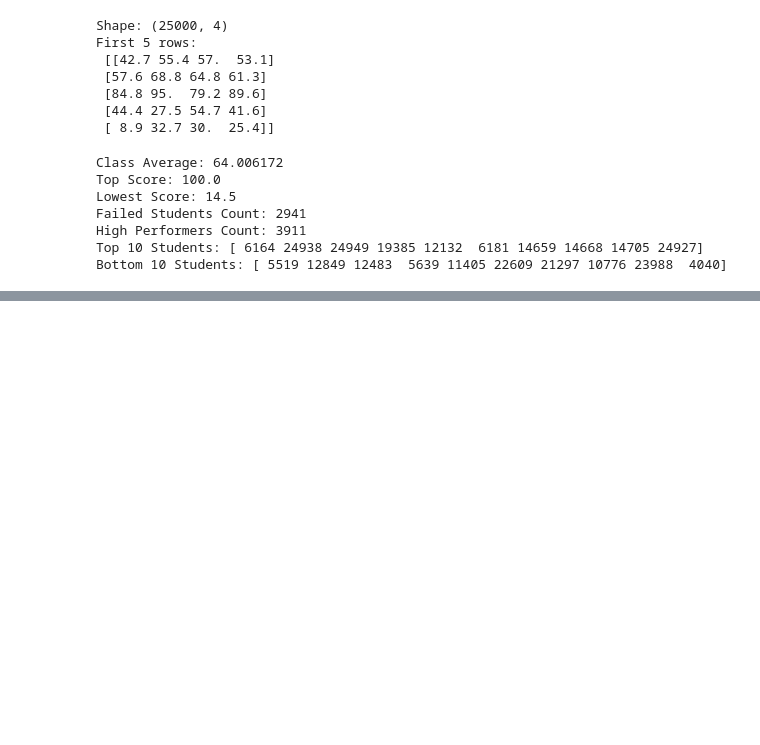
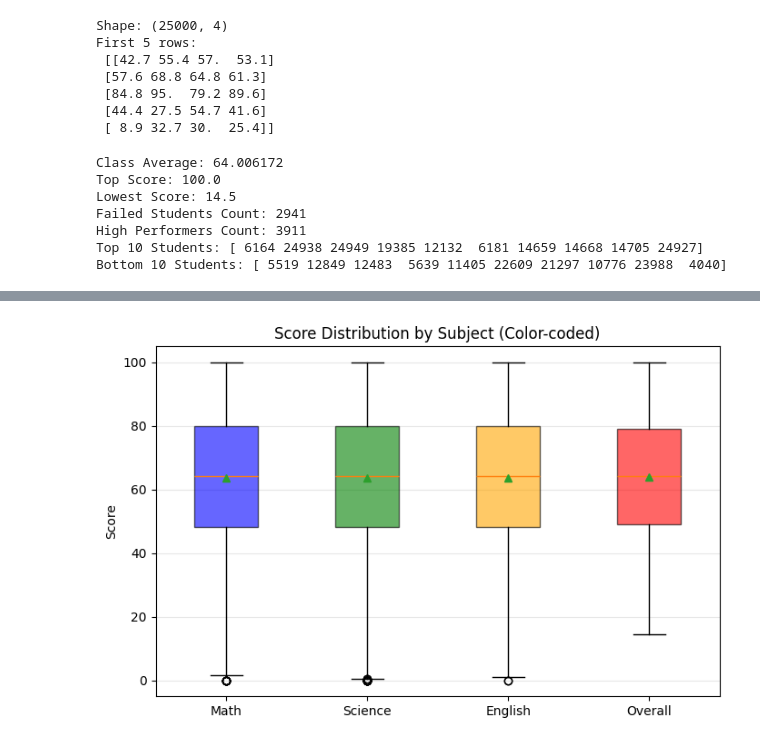
Before and after one commit to Namratapandey2327/Student_Performance_Analytics_Engine-SPAE, a Jupyter notebook: Student_Performance_Analytics_Engine_.ipynb, the cells around one changed output, grey strips where cells are left out. Saved outputs shown, nothing was run; the diff lists cells and outputs as text; code cells hidden in the pictures; blank space fills up the shorter version.

```diff
--- a/Student_Performance_Analytics_Engine_.ipynb
+++ b/Student_Performance_Analytics_Engine_.ipynb
@@ -150,0 +220,26 @@ Bottom 10 Students: [ 5519 12849 12483  5639 11405 22609 21297 10776 23988  4040
+# %%
+plt.figure(figsize=(8,5))
+
+box = plt.boxplot(
+    [math_scores, science_scores, english_scores, overall_scores],
+    patch_artist=True,   # allows coloring
+    labels=["Math", "Science", "English", "Overall"],
+    showmeans=True
+)
+
+# Define colors for each subject
+colors = ["blue", "green", "orange", "red"]
+
+# Apply colors
+for patch, color in zip(box['boxes'], colors):
+    patch.set_facecolor(color)
+    patch.set_alpha(0.6)
+
+plt.title("Score Distribution by Subject (Color-coded)")
+plt.ylabel("Score")
+
+plt.grid(axis='y', alpha=0.3)
+
+plt.show()
+# %% [output]
+[figure, added]
```
Also changed, not shown: parts of 4 cells of this notebook.
